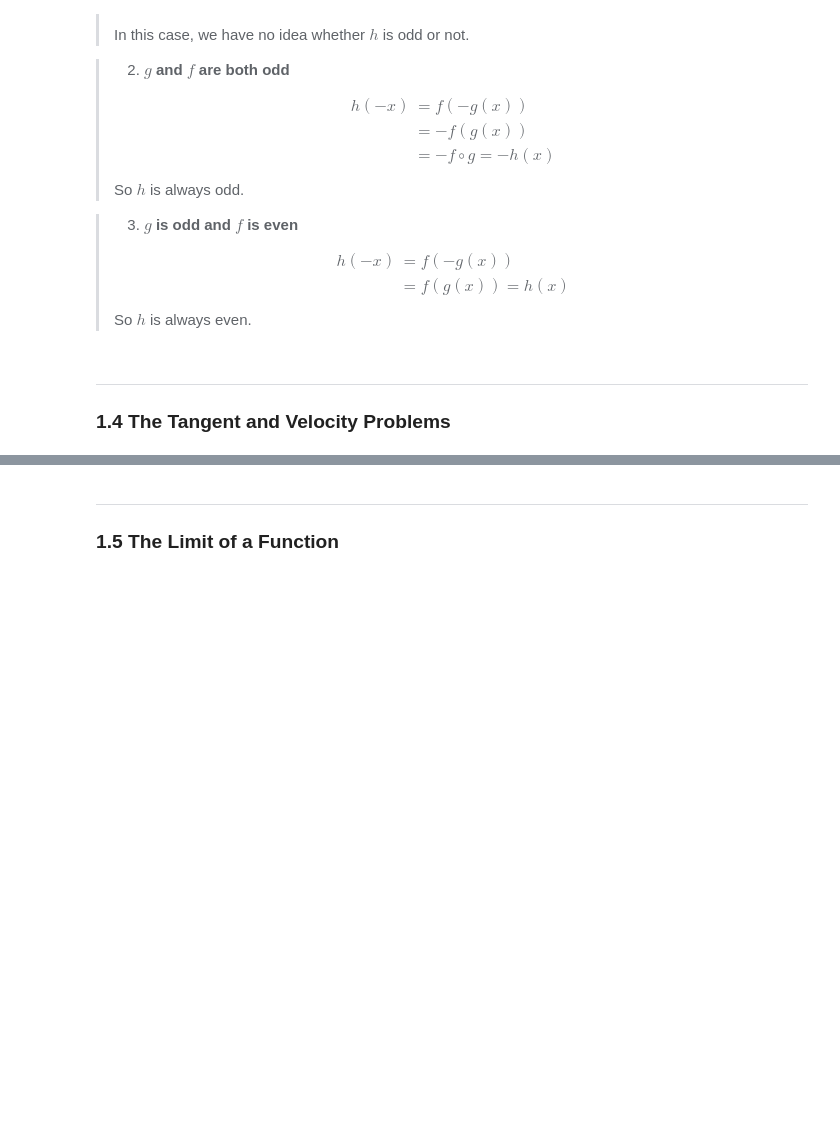
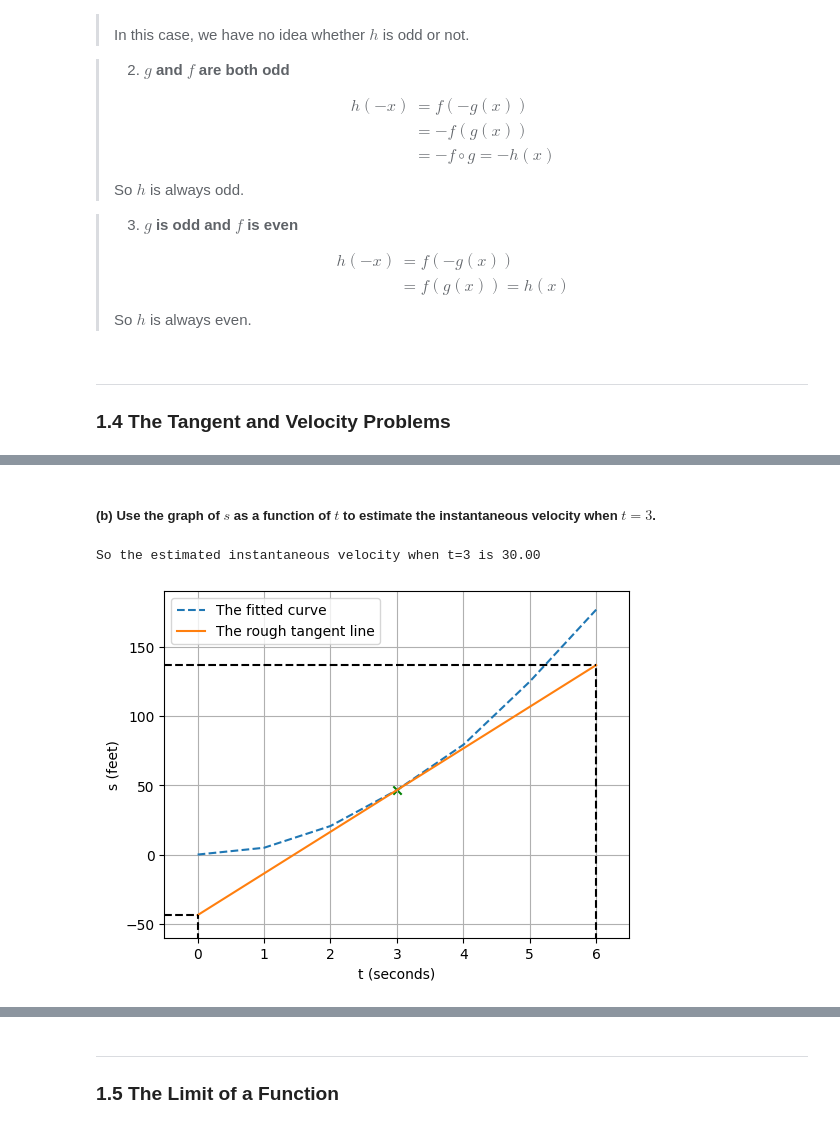
Before and after one commit to Aipss/DiveIntoDeepLearning, a Jupyter notebook: Calculus/Chapter1_Functions-and-Limits.ipynb, the cells around one changed output, grey strips where cells are left out. Cells and saved outputs as stored; diff of their text form; code cells hidden in the pictures; blank space fills up the shorter version.

```diff
--- a/Calculus/Chapter1_Functions-and-Limits.ipynb
+++ b/Calculus/Chapter1_Functions-and-Limits.ipynb
@@ -893,0 +935,36 @@ plt.show()
+# %% [markdown]
+##### (b) Use the graph of $s$ as a function of $t$ to estimate the instantaneous velocity when $t=3$.
+# %%
+# I'll just show the steps here
+t = np.linspace(0, 6, 7)
+s = np.array([0, 4.9, 20.6, 46.5, 79.2, 124.8, 176.7])
+
+fig, ax = plt.subplots(figsize=(6, 4.5))
+
+# Step 1: draw line that goes through all the points as smooth as possible
+ax.plot(t, s, '--', label='The fitted curve')
+
+# Step 2: draw a line that goes through the point of t=3 and touches the curve
+ax.scatter(t[3], s[3], marker='x', color='g')
+slope = 2*t[3]*np.mean(s[1:] / t[1:]**2)
+ax.plot(t, slope*(t-3)+46.5, label='The rough tangent line')
+
+# Step 3: calculate the slope by estimated reading
+ax.vlines(t[0], ymin=-70, ymax=slope*(t[0]-3)+46.5, linestyles='--', colors='#000000')
+ax.hlines(slope*(t[0]-3)+46.5, xmin=-1, xmax=t[0], linestyles='--', colors='#000000')
+
+ax.vlines(t[-1], ymin=-70, ymax=slope*(t[-1]-3)+46.5, linestyles='--', colors='#000000')
+ax.hlines(slope*(t[-1]-3)+46.5, xmin=-1, xmax=t[-1], linestyles='--', colors='#000000')
+
+print(f'So the estimated instantaneous velocity when t=3 is{(135-(-45)) / (6-0): .2f}')
+
+ax.set_xlabel('t (seconds)')
+ax.set_ylabel('s (feet)')
+ax.set_xlim(-0.5, 6.5)
+ax.set_ylim(-60, 190)
+ax.grid(True)
+ax.legend()
+plt.show()
+# %% [output]
+So the estimated instantaneous velocity when t=3 is 30.00
+[figure, added]
```
Also changed, not shown: parts of 12 cells of this notebook, 1 other file.
